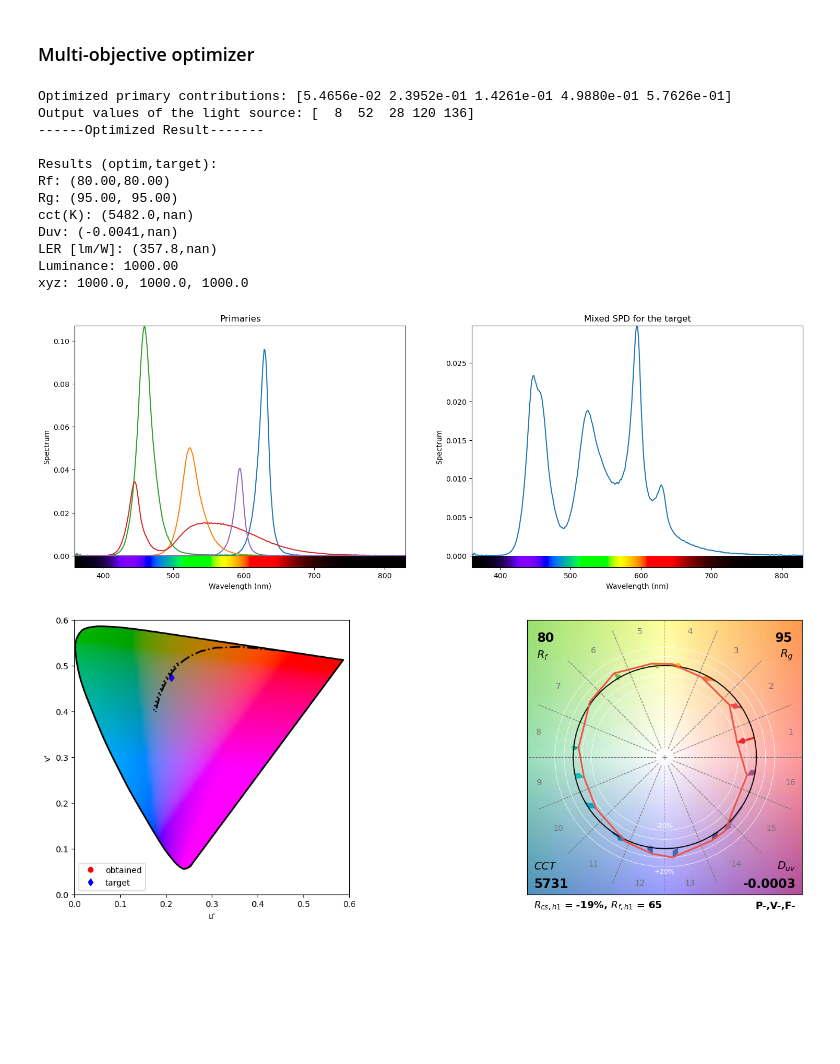
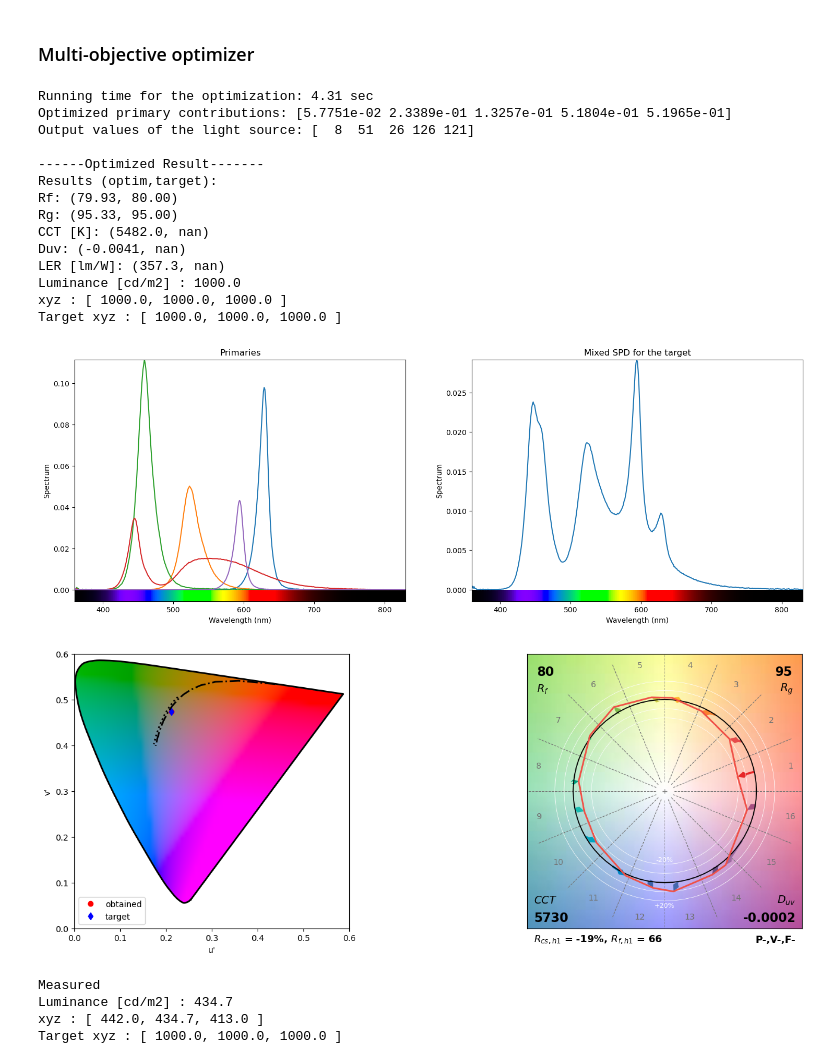
Before and after one commit to Amrit2608/Color_Science_Project, a Jupyter notebook: main.ipynb, the cells around one changed output. Drawn from its saved outputs; the diff is of its cells as text; code cells hidden in the pictures; blank space fills up the shorter version.

```diff
--- a/main.ipynb
+++ b/main.ipynb
@@ -48,6 +55,7 @@ def calibrate(filename=None):
 
         channels = [1, 2, 3, 4, 5]
 
+        output_values = np.arange(0, 255, 10)
         # output_values = np.concatenate([np.arange(0, 20, 2), np.arange(20, 255, 40)])
 
         if output_values[-1] < 255:  # make sure the last output is max.
@@ -74,7 +82,7 @@ def calibrate(filename=None):
                     measured_luminance.append(0)
                     measured_spd.append(None)
                 else:
-                    spd = sp.jeti.get_spd(autoTint_max=3)
+                    spd = sp.jeti.get_spd()
                     l = lx.spd_to_power(spd, ptype='pu', cieobs=cieobs)
                     measured_luminance.append(l[0][0])
                     measured_spd.append(spd)
@@ -96,6 +108,7 @@ def calibrate(filename=None):
 # f = 'output/data_20230324_163716.npz'
 f = 'output/data_20230420_104200.npz'
 is_plot = False
+# is_plot = True
 data = calibrate(f)
 
 output_values = data['output_values']
@@ -105,6 +118,8 @@ measured_spd_all = data['spd']
 labels = ['R', 'G', 'B', 'WH', 'A', 'UV']
 
 normL2output = []
+output2L = []
+
 
 for i, channel in enumerate(channels):
     luminance = np.asarray(measured_luminance_all[i])
@@ -113,12 +128,16 @@ for i, channel in enumerate(channels):
     # normalized_luminance = (luminance-min(luminance)) / (max(luminance)-min(luminance))
     normalized_luminance = luminance / max(luminance)
 
-    z = np.polyfit(luminance, output_values,3)
-    z_norm = np.polyfit(normalized_luminance, output_values,3)
+    z = np.polyfit(luminance, output_values,5)
+    z_norm = np.polyfit(normalized_luminance, output_values,5)
 
     func = np.poly1d(z)
     func_norm = np.poly1d(z_norm)
     normL2output.append(func_norm)
+
+    z_output2L = np.polyfit(output_values, luminance, 5)
+    f_ = np.poly1d(z_output2L)
+    output2L.append(f_)
 
     if is_plot:
         plt.figure()
@@ -320,11 +373,13 @@ def spectralOptimization(channels_idx, xyz_t=None, Rf_Rg=None, CCT_Duv=None, LER
                                 obj_fcn = spb.ObjFcns(f = obj_fcn,
                                                     ft = obj_tar_vals),
                                                     # fw = obj_fcn_weights),
-                                minimizer = spb.Minimizer(method='Nelder-Mead'),
+                                minimizer = spb.Minimizer(method=method),
                                 verbosity = 0)
 
     # start optimization:
+    start_time = start_time = time.time()
     S, M = so4.start(out='spds,Ms')
+    print('Running time for the optimization: {:.2f} sec'.format(time.time()-start_time))
 
     output = getDriverValues(channels_idx, M)
     print('Optimized primary contributions:', M[0])
@@ -336,45 +391,51 @@ def spectralOptimization(channels_idx, xyz_t=None, Rf_Rg=None, CCT_Duv=None, LER
         Yxy = lx.xyz_to_Yxy(xyz)
         cct, duv = lx.xyz_to_cct(xyz, cieobs=cieobs, out='cct,duv')
         Rf, Rg = spd_to_cris(S)
         _LER = spd_to_LER(S)
 
         print('Results (optim,target):')
         print("Rf: ({:1.2f}, {:1.2f})".format(Rf[0], np.nan if Rf_Rg is None else Rf_Rg[0]))
         print("Rg: ({:1.2f}, {:1.2f})".format(Rg[0], np.nan if Rf_Rg is None else Rf_Rg[1]))
 
         print("CCT [K]: ({:1.1f}, {:1.1f})".format(cct[0, 0], np.nan if CCT_Duv is None else CCT_Duv[0]))
         print("Duv: ({:1.4f}, {:1.4f})".format(
             duv[0, 0], np.nan if CCT_Duv is None else CCT_Duv[1]))
         print("LER [lm/W]: ({:1.1f}, {:1.1f})".format(_LER[0,0], np.nan if LER is None else LER))
 
     print('\n------Optimized Result-------')
     _result(S)
     showMixedSPD(spd_p, S)
-    evaluate(S)
+    evaluate(S, xyz_t)
 
     if dmx is not None:
         print('Measured')
         spd_measured = measureSPD(channels_idx, output)
         showMixedSPD(spd_p, spd_measured)
-        evaluate(spd_measured)
+        evaluate(spd_measured, xyz_t)
 
 xyz_t = np.array([[100, 100, 100]])*10
 channels_idx = [0, 1, 2, 3, 4]
 # spectralOptimization(xyz_t, channels_idx)
 # spectralOptimization(channels_idx, Rf_Rg=(80, 95))
-spectralOptimization(channels_idx, xyz_t=xyz_t, Rf_Rg=(80,95))
+spectralOptimization(channels_idx, xyz_t=xyz_t, Rf_Rg=(80,95), method='particleswarm')
 # %% [output]
-Optimized primary contributions: [5.4656e-02 2.3952e-01 1.4261e-01 4.9880e-01 5.7626e-01]
-Output values of the light source: [  8  52  28 120 136]
+Running time for the optimization: 4.31 sec
+Optimized primary contributions: [5.7751e-02 2.3389e-01 1.3257e-01 5.1804e-01 5.1965e-01]
+Output values of the light source: [  8  51  26 126 121]
+
 ------Optimized Result-------
-
 Results (optim,target):
-Rf: (80.00,80.00)
-Rg: (95.00, 95.00)
-cct(K): (5482.0,nan)
-Duv: (-0.0041,nan)
-LER [lm/W]: (357.8,nan)
-Luminance: 1000.00
-xyz: 1000.0, 1000.0, 1000.0
+Rf: (79.93, 80.00)
+Rg: (95.33, 95.00)
+CCT [K]: (5482.0, nan)
+Duv: (-0.0041, nan)
+LER [lm/W]: (357.3, nan)
+Luminance [cd/m2] : 1000.0
+xyz : [ 1000.0, 1000.0, 1000.0 ]
+Target xyz : [ 1000.0, 1000.0, 1000.0 ]
-[figure, old version]
+[figure, new version]
 [figure]
+Measured
+Luminance [cd/m2] : 434.7
+xyz : [ 442.0, 434.7, 413.0 ]
+Target xyz : [ 1000.0, 1000.0, 1000.0 ]
```
Also changed, not shown: parts of 8 cells of this notebook, 10 other files.
